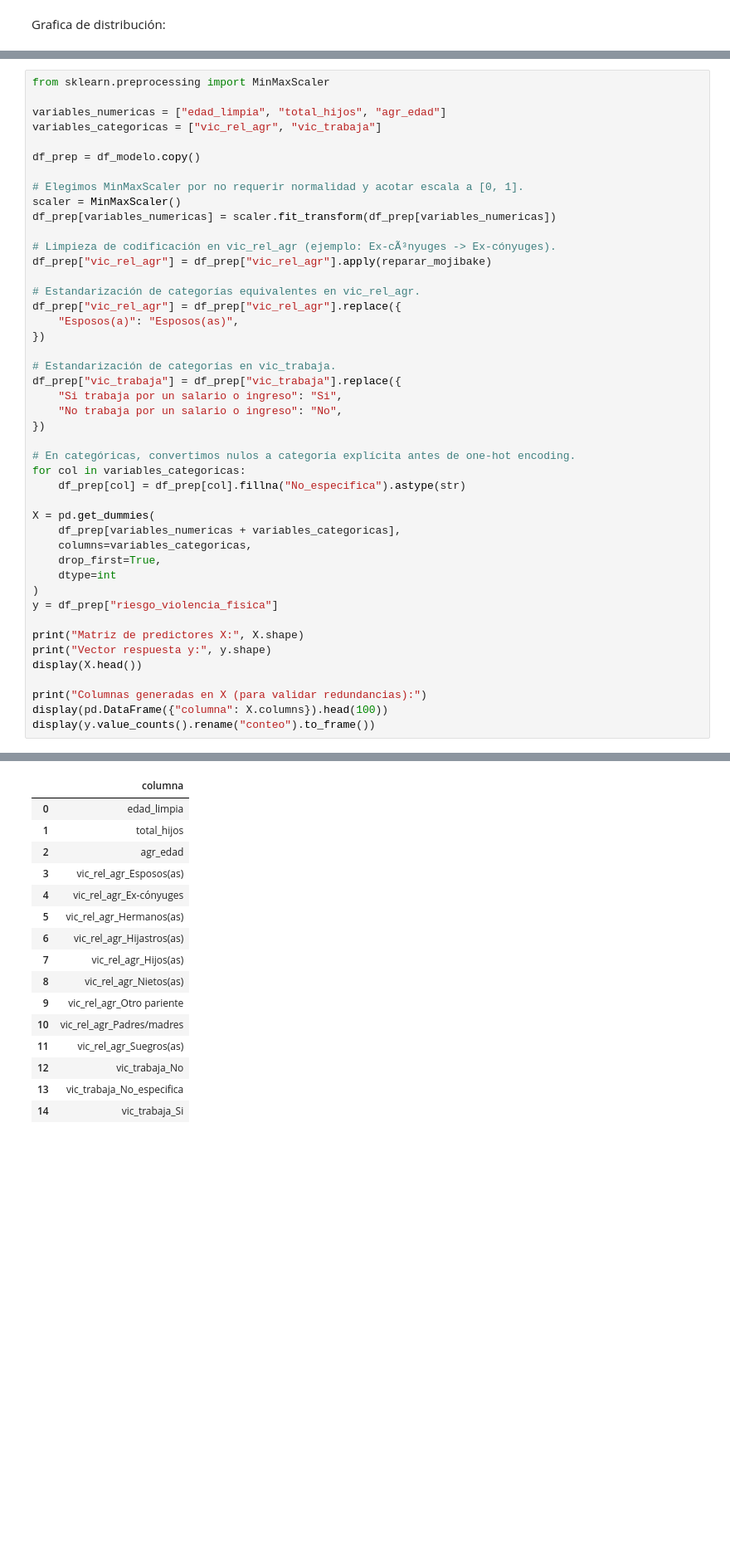
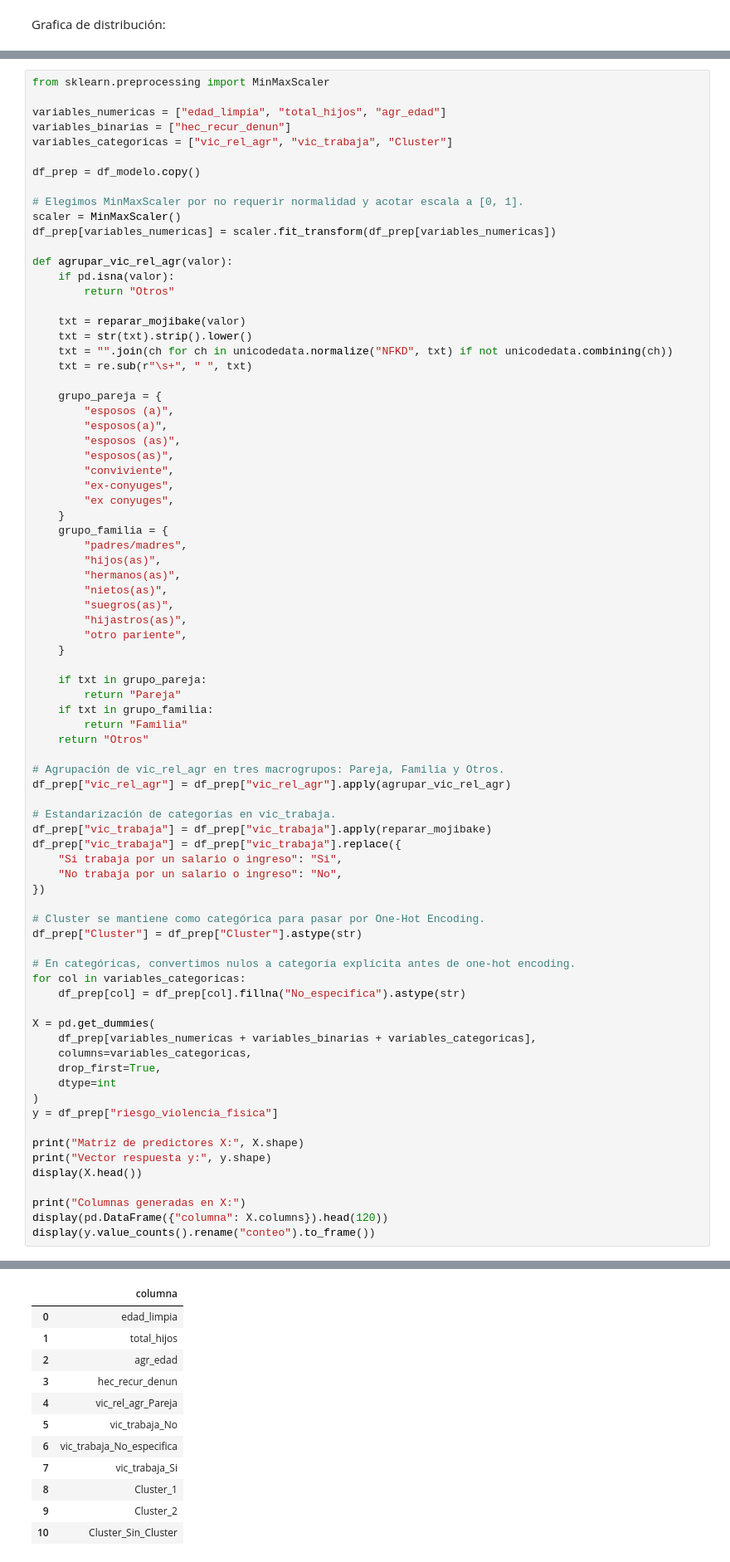
Before and after one commit to MEN-GUE/proyecto_01_mineria_datos, a Jupyter notebook: Cuaderno Jupyter para Analisis/Analisis_Violencia_INE.ipynb, the cells around one changed output, grey strips where cells are left out. Shown at 83% size. Drawn from its saved outputs; the diff is of its cells as text; blank space fills up the shorter version.

```diff
--- a/Cuaderno Jupyter para Analisis/Analisis_Violencia_INE.ipynb
+++ b/Cuaderno Jupyter para Analisis/Analisis_Violencia_INE.ipynb
@@ -502,7 +539,8 @@ Se utiliza **MinMaxScaler** porque en el análisis exploratorio las variables nu
 from sklearn.preprocessing import MinMaxScaler
 
 variables_numericas = ["edad_limpia", "total_hijos", "agr_edad"]
-variables_categoricas = ["vic_rel_agr", "vic_trabaja"]
+variables_binarias = ["hec_recur_denun"]
+variables_categoricas = ["vic_rel_agr", "vic_trabaja", "Cluster"]
 
 df_prep = df_modelo.copy()
 
@@ -510,26 +548,59 @@ df_prep = df_modelo.copy()
 scaler = MinMaxScaler()
 df_prep[variables_numericas] = scaler.fit_transform(df_prep[variables_numericas])
 
-# Limpieza de codificación en vic_rel_agr (ejemplo: Ex-cÃ³nyuges -> Ex-cónyuges).
-df_prep["vic_rel_agr"] = df_prep["vic_rel_agr"].apply(reparar_mojibake)
+def agrupar_vic_rel_agr(valor):
+    if pd.isna(valor):
+        return "Otros"
 
-# Estandarización de categorías equivalentes en vic_rel_agr.
-df_prep["vic_rel_agr"] = df_prep["vic_rel_agr"].replace({
-    "Esposos(a)": "Esposos(as)",
-})
+    txt = reparar_mojibake(valor)
+    txt = str(txt).strip().lower()
+    txt = "".join(ch for ch in unicodedata.normalize("NFKD", txt) if not unicodedata.combining(ch))
+    txt = re.sub(r"\s+", " ", txt)
+
+    grupo_pareja = {
+        "esposos (a)",
+        "esposos(a)",
+        "esposos (as)",
+        "esposos(as)",
+        "conviviente",
+        "ex-conyuges",
+        "ex conyuges",
+    }
+    grupo_familia = {
+        "padres/madres",
+        "hijos(as)",
+        "hermanos(as)",
+        "nietos(as)",
+        "suegros(as)",
+        "hijastros(as)",
+        "otro pariente",
+    }
+
+    if txt in grupo_pareja:
+        return "Pareja"
+    if txt in grupo_familia:
+        return "Familia"
+    return "Otros"
+
+# Agrupación de vic_rel_agr en tres macrogrupos: Pareja, Familia y Otros.
+df_prep["vic_rel_agr"] = df_prep["vic_rel_agr"].apply(agrupar_vic_rel_agr)
 
 # Estandarización de categorías en vic_trabaja.
+df_prep["vic_trabaja"] = df_prep["vic_trabaja"].apply(reparar_mojibake)
 df_prep["vic_trabaja"] = df_prep["vic_trabaja"].replace({
     "Si trabaja por un salario o ingreso": "Si",
     "No trabaja por un salario o ingreso": "No",
 })
+
+# Cluster se mantiene como categórica para pasar por One-Hot Encoding.
+df_prep["Cluster"] = df_prep["Cluster"].astype(str)
 
 # En categóricas, convertimos nulos a categoría explícita antes de one-hot encoding.
 for col in variables_categoricas:
     df_prep[col] = df_prep[col].fillna("No_especifica").astype(str)
 
 X = pd.get_dummies(
-    df_prep[variables_numericas + variables_categoricas],
+    df_prep[variables_numericas + variables_binarias + variables_categoricas],
     columns=variables_categoricas,
     drop_first=True,
     dtype=int
@@ -540,7 +611,7 @@ print("Matriz de predictores X:", X.shape)
 print("Vector respuesta y:", y.shape)
 display(X.head())
 
-print("Columnas generadas en X (para validar redundancias):")
-display(pd.DataFrame({"columna": X.columns}).head(100))
+print("Columnas generadas en X:")
+display(pd.DataFrame({"columna": X.columns}).head(120))
 display(y.value_counts().rename("conteo").to_frame())
 # %% [output]
@@ -556,19 +627,15 @@ Columnas generadas en X (para validar redundancias):
 |  | columna |
 | 0 | edad_limpia |
 | 1 | total_hijos |
 | 2 | agr_edad |
-| 3 | vic_rel_agr_Esposos(as) |
-| 4 | vic_rel_agr_Ex-cónyuges |
-| 5 | vic_rel_agr_Hermanos(as) |
-| 6 | vic_rel_agr_Hijastros(as) |
-| 7 | vic_rel_agr_Hijos(as) |
-| 8 | vic_rel_agr_Nietos(as) |
-| 9 | vic_rel_agr_Otro pariente |
-| 10 | vic_rel_agr_Padres/madres |
-| 11 | vic_rel_agr_Suegros(as) |
-| 12 | vic_trabaja_No |
-| 13 | vic_trabaja_No_especifica |
-| 14 | vic_trabaja_Si |
+| 3 | hec_recur_denun |
+| 4 | vic_rel_agr_Pareja |
+| 5 | vic_trabaja_No |
+| 6 | vic_trabaja_No_especifica |
+| 7 | vic_trabaja_Si |
+| 8 | Cluster_1 |
+| 9 | Cluster_2 |
+| 10 | Cluster_Sin_Cluster |
 |  | conteo |
 | riesgo_violencia_fisica |  |
 | 1 | 300440 |
```
Also changed, not shown: parts of 4 cells of this notebook.
